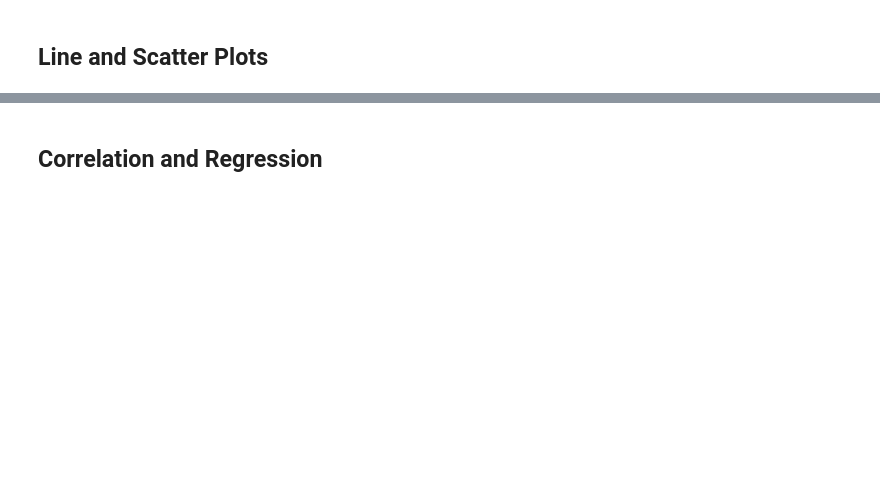
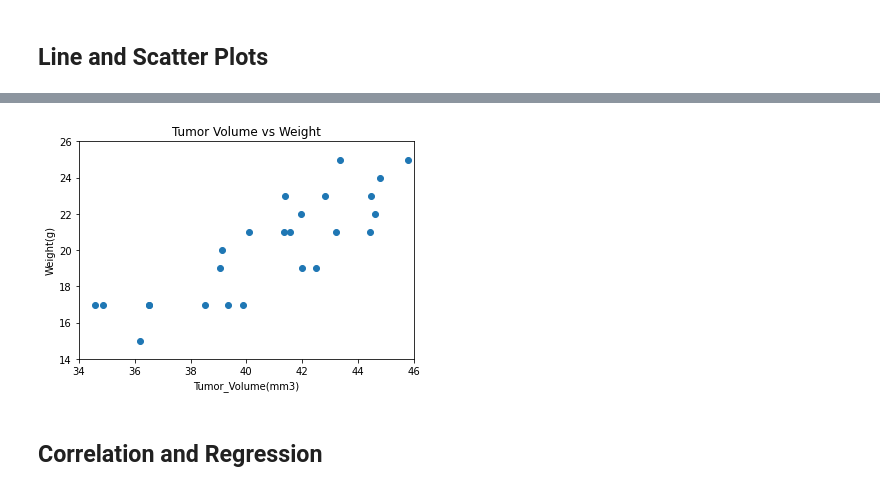
Before and after one commit to jordanroessle/matplotlib-challenge, a Jupyter notebook: pymaceuticals_starter.ipynb, the cells around one changed output, grey strips where cells are left out. Saved outputs shown, nothing was run; the diff lists cells and outputs as text; code cells hidden in the pictures; blank space fills up the shorter version.

```diff
--- a/pymaceuticals_starter.ipynb
+++ b/pymaceuticals_starter.ipynb
@@ -299,2 +298,21 @@ lower36.321345799999996
+# %%
+# Generate a scatter plot of average tumor volume vs. mouse weight for the Capomulin regimen
+
+#set up data
+cap_data = total_data[total_data.Drug_Regimen == 'Capomulin']
+cap_groupby = cap_data.groupby('Mouse_ID')
+x_axis = cap_groupby['Tumor_Volume(mm3)'].mean()
+y_axis = cap_groupby['Weight(g)'].mean()
+
+#plot data
+plt.xlabel('Tumor_Volume(mm3)')
+plt.ylabel('Weight(g)')
+plt.title('Tumor Volume vs Weight')
+plt.xlim(34, 46)
+plt.ylim(14, 26)
+plt.scatter(x_axis, y_axis)
+plt.show()
+# %% [output]
+[figure, added]
 # %% [markdown]
 ## Correlation and Regression
```
Also changed, not shown: parts of 16 cells of this notebook.
